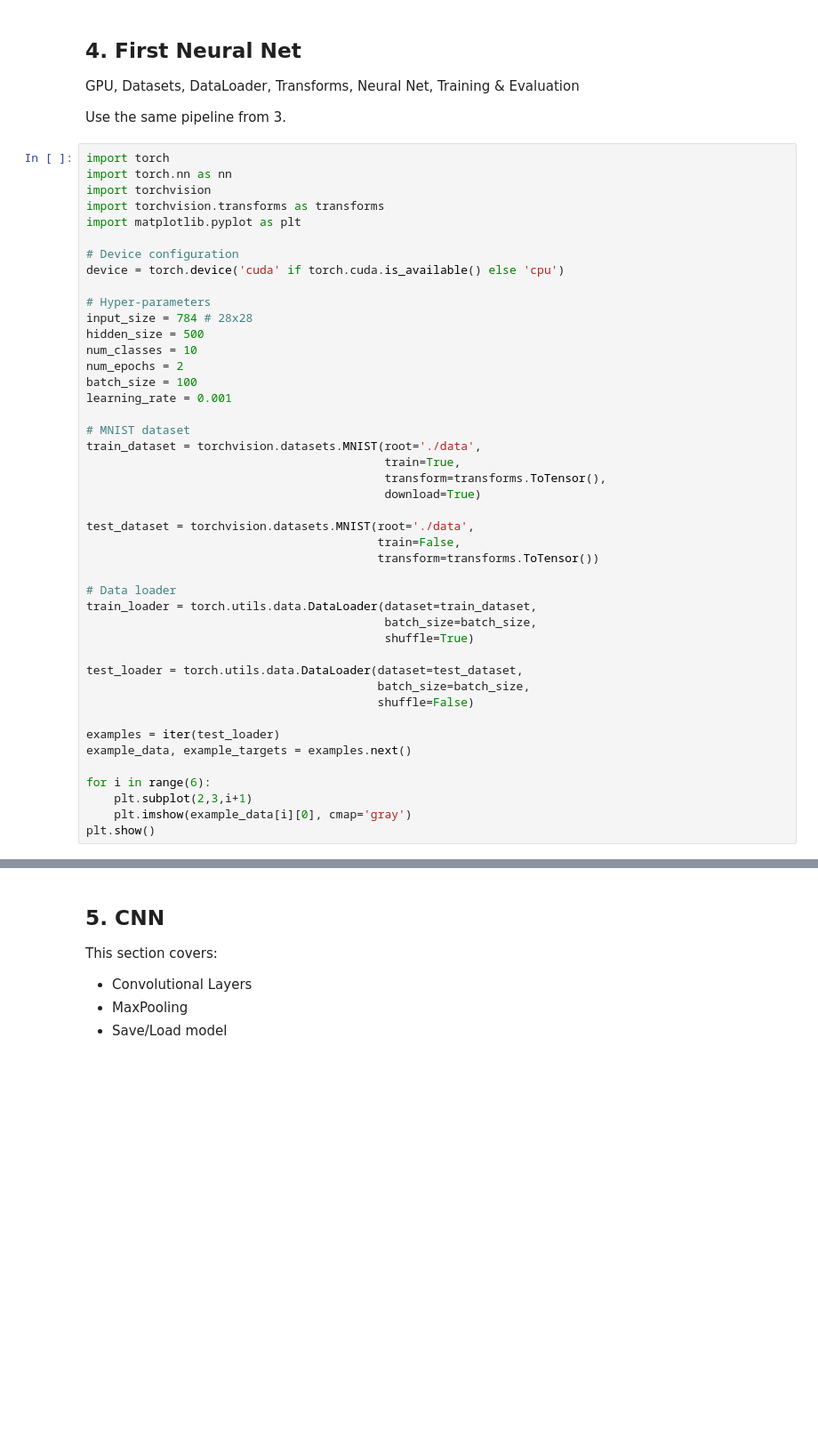
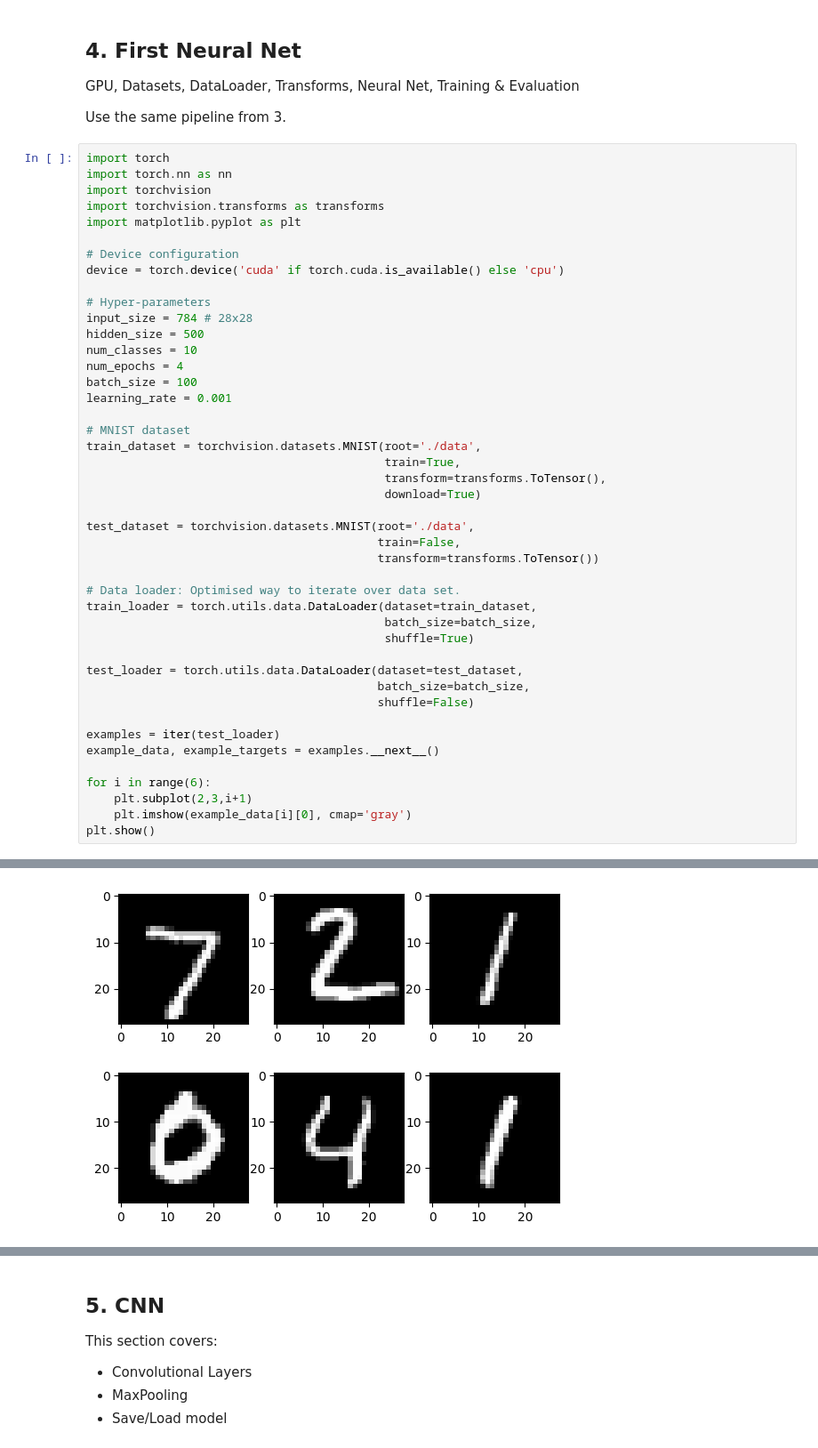
Before and after one commit to INT2-19/INT2_Open_Assessment, a Jupyter notebook: INT2_PyTorch_CrashCourse.ipynb, the cells around one changed output, grey strips where cells are left out. Shown: that part at 89% size. Drawn from its saved outputs; the diff is of its cells as text; blank space fills up the shorter version.

```diff
--- a/INT2_PyTorch_CrashCourse.ipynb
+++ b/INT2_PyTorch_CrashCourse.ipynb
@@ -509,7 +509,7 @@ device = torch.device('cuda' if torch.cuda.is_available() else 'cpu')
 input_size = 784 # 28x28
 hidden_size = 500
 num_classes = 10
-num_epochs = 2
+num_epochs = 4
 batch_size = 100
 learning_rate = 0.001
 
@@ -523,7 +523,7 @@ test_dataset = torchvision.datasets.MNIST(root='./data',
                                           train=False,
                                           transform=transforms.ToTensor())
 
-# Data loader
+# Data loader: Optimised way to iterate over data set.
 train_loader = torch.utils.data.DataLoader(dataset=train_dataset,
                                            batch_size=batch_size,
                                            shuffle=True)
@@ -533,7 +533,7 @@ test_loader = torch.utils.data.DataLoader(dataset=test_dataset,
                                           shuffle=False)
 
 examples = iter(test_loader)
-example_data, example_targets = examples.next()
+example_data, example_targets = examples.__next__()
 
 for i in range(6):
     plt.subplot(2,3,i+1)
@@ -557,3 +543,4 @@ AttributeError: ignored
+[figure, added]
 # %%
 # Fully connected neural network with one hidden layer
 class NeuralNet(nn.Module):
```
Also changed, not shown: parts of 13 cells of this notebook.
